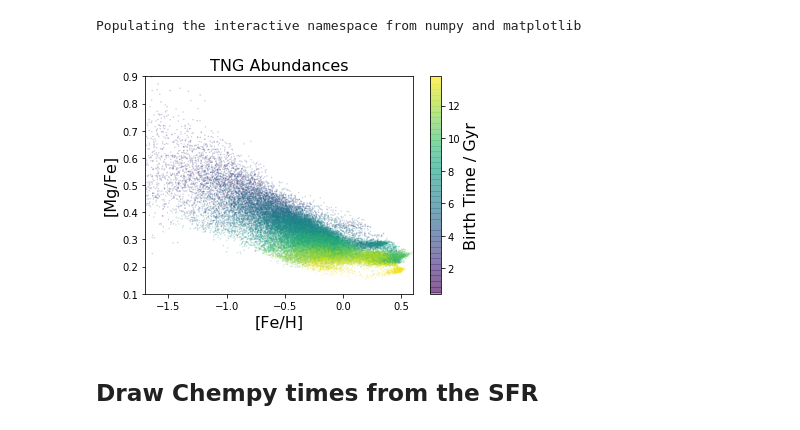
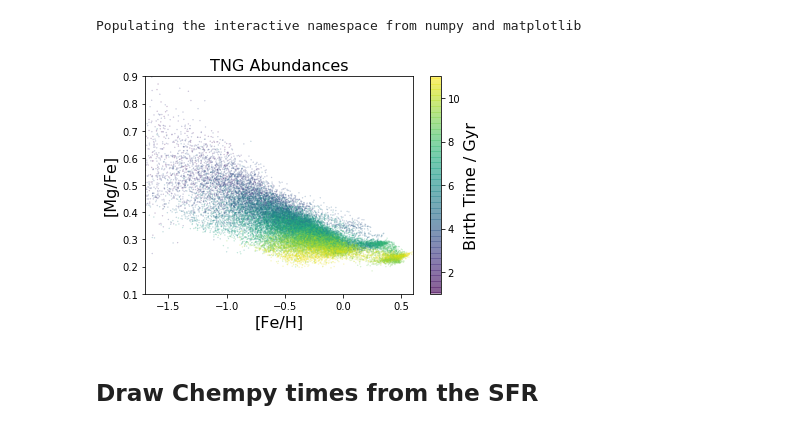
Before and after one commit to oliverphilcox/ChempyMulti, a Jupyter notebook: Jupyter/TNGv2/TNG vs Chempy-with-TNG differences with SFR.ipynb, the cells around one changed output. Saved outputs shown, nothing was run; the diff lists cells and outputs as text; code cells hidden in the pictures.

```diff
--- a/Jupyter/TNGv2/TNG vs Chempy-with-TNG differences with SFR.ipynb
+++ b/Jupyter/TNGv2/TNG vs Chempy-with-TNG differences with SFR.ipynb
@@ -4,22 +4,23 @@
 import os
 FS=16
 os.chdir('/home/oliverphilcox/ChempyMulti/')
-tng=np.load("/mnt/store1/oliverphilcox/ChempyMultiData/TNG_galaxy_all.npz")
+tng=np.load("/mnt/store1/oliverphilcox/ChempyMultiData/TNG_Abun/TNG_Mock_Data.npz")
 # %% [output]
 Populating the interactive namespace from numpy and matplotlib
 # %%
-MgFeTNG=tng.f.abundance[:,3]
-HeFeTNG=tng.f.abundance[:,2]
-FeHTNG=tng.f.abundance[:,1]
-timesTNG=tng.f.birth_time
+MgFeTNG=tng.f.true_abuns[:,3]
+HeFeTNG=tng.f.true_abuns[:,2]
+FeHTNG=tng.f.true_abuns[:,1]
+timesTNG=tng.f.true_time
+massesTNG = tng.f.particle_masses
 plt.scatter(FeHTNG,MgFeTNG,alpha=0.4,s=0.1,c=timesTNG)
 cb=plt.colorbar();
 cb.set_label('Birth Time / Gyr',fontsize=FS)
 plt.ylabel(r'[Mg/Fe]',fontsize=FS);plt.xlabel(r'[Fe/H]',fontsize=FS);
 plt.title('TNG Abundances',fontsize=FS);
 plt.xlim([-1.7,0.6]);plt.ylim([0.1,0.9]);
 # %% [output]
-[figure, old version]
+[figure, new version]
 # %% [markdown]
 ## Draw Chempy times from the SFR
 # %%
```
Also changed, not shown: parts of 41 cells of this notebook, 11 other files.
